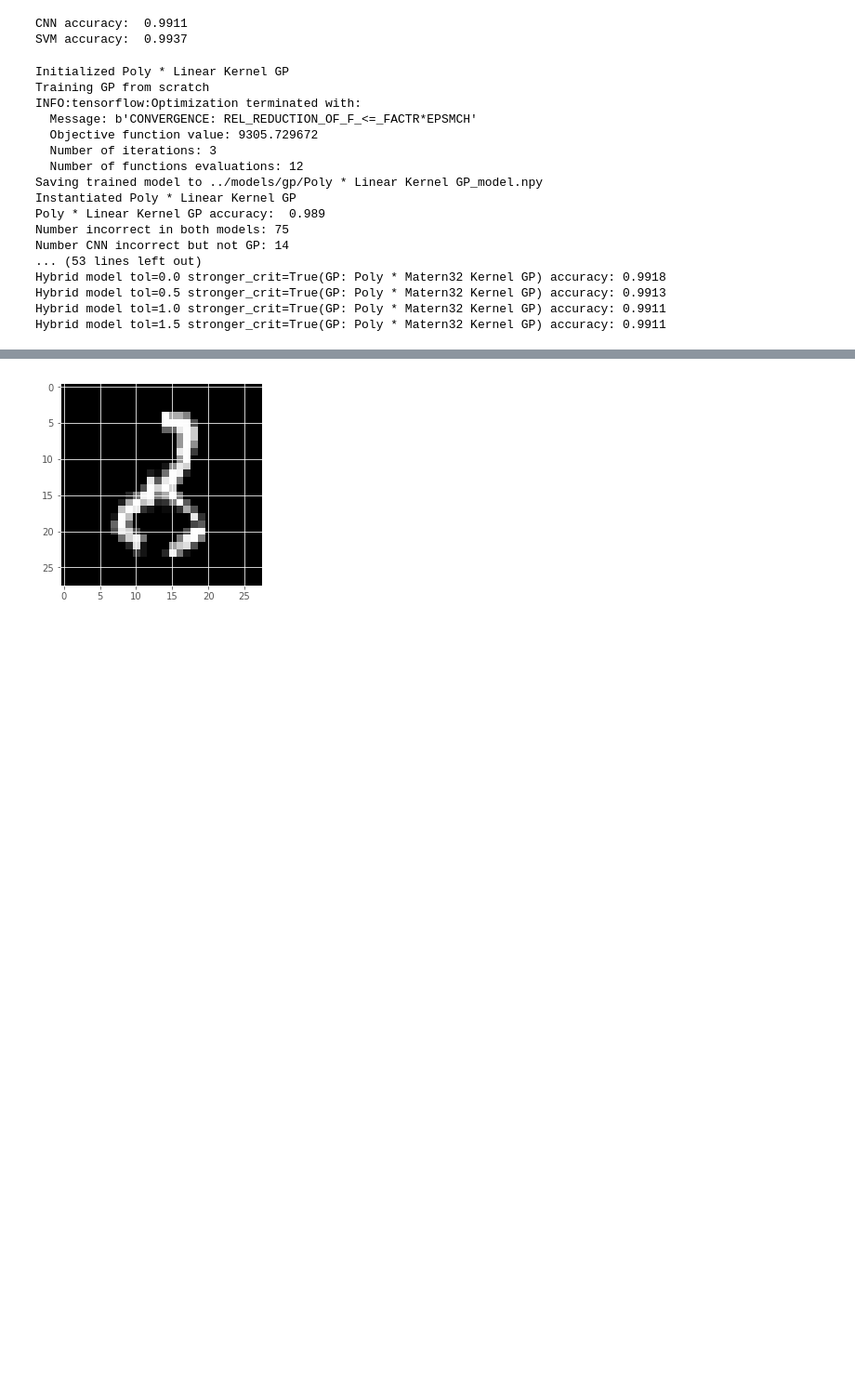
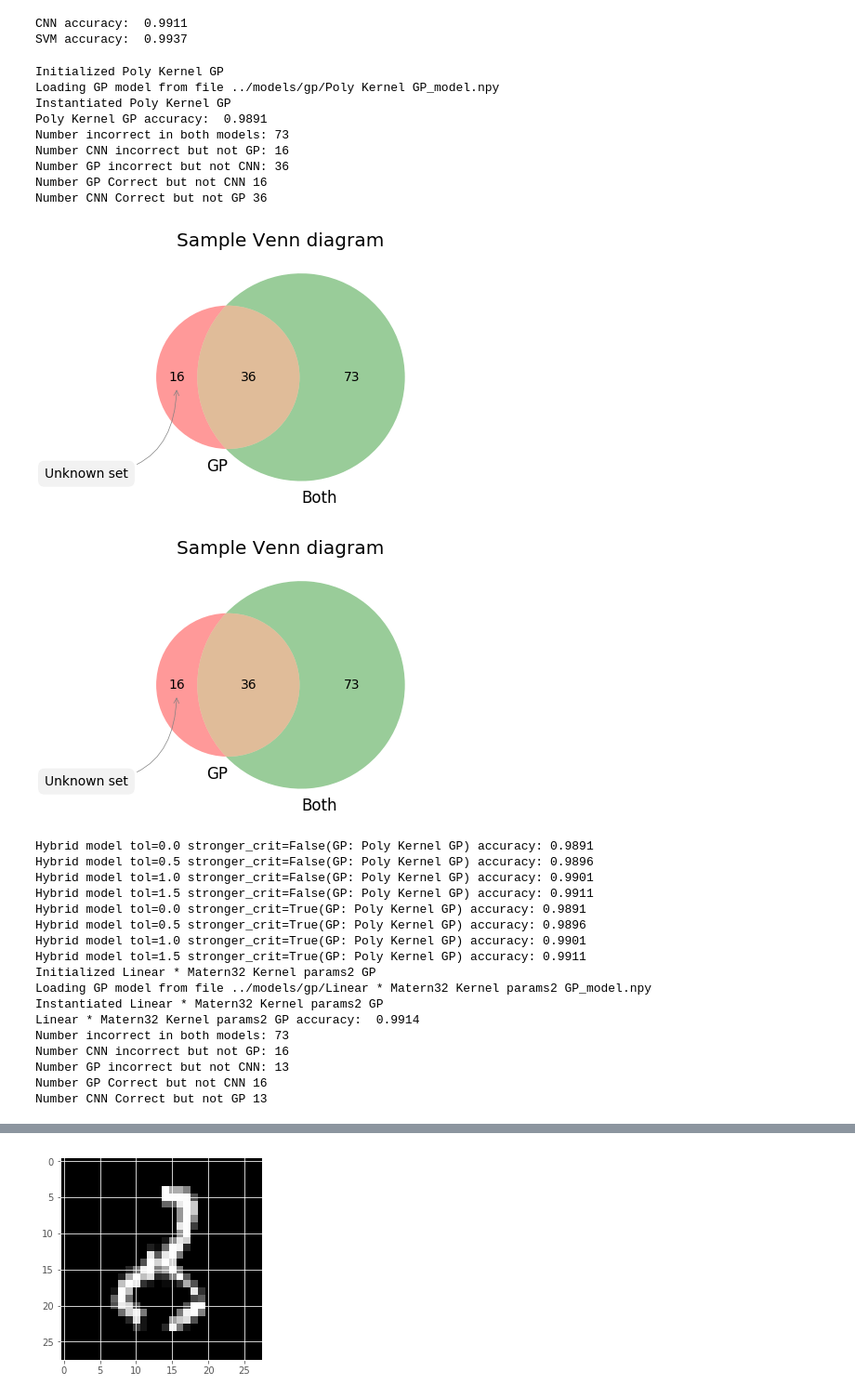
Before and after one commit to flyingsilverfin/CNN_GP_MNIST, a Jupyter notebook: src/Evaluation.ipynb, the cells around one changed output, grey strips where cells are left out. Shown at 93% size. Cells and saved outputs as stored; diff of their text form; code cells hidden in the pictures; blank space fills up the shorter version.

```diff
--- a/src/Evaluation.ipynb
+++ b/src/Evaluation.ipynb
@@ -220,47 +245,65 @@ for gp_model_getter in get_gp_model:
 
     # analyze the overlap in mis-classifications
     mnist_cnn_incorrect = correct_classes != mnist_cnn_classes
     mnist_gp_incorrect = correct_classes != mnist_gp_classes
     mnist_overlap_incorrect = mnist_cnn_incorrect & mnist_gp_incorrect
     both_incorrect = np.count_nonzero(mnist_overlap_incorrect)
     print("Number incorrect in both models:", both_incorrect)
     print("Number CNN incorrect but not GP:", np.count_nonzero(mnist_cnn_incorrect) -  both_incorrect)
     print("Number GP incorrect but not CNN:", np.count_nonzero(mnist_gp_incorrect) -  both_incorrect)
     both_incorrect_imgs = mnist_test_imgs[mnist_overlap_incorrect]
     #plt.imshow(both_incorrect_imgs[0])
 
     gp_correct_not_cnn = mnist_gp_correct & ~mnist_cnn_correct
     print("Number GP Correct but not CNN", np.count_nonzero(gp_correct_not_cnn))
 
     cnn_correct_not_gp = mnist_cnn_correct & ~mnist_gp_correct
     print("Number CNN Correct but not GP", np.count_nonzero(cnn_correct_not_gp))
 
 
+    plt.figure(figsize=(4,4))
+    v = venn2(subsets=(np.count_nonzero(gp_correct_not_cnn), both_incorrect, np.count_nonzero(cnn_correct_not_gp)), set_labels = ('GP', 'Both', 'CNN'))
+    plt.title("Sample Venn diagram")
+    plt.annotate('Unknown set', xy=v.get_label_by_id('100').get_position() - np.array([0, 0.05]), xytext=(-70,-70),
+                 ha='center', textcoords='offset points', bbox=dict(boxstyle='round,pad=0.5', fc='gray', alpha=0.1),
+                 arrowprops=dict(arrowstyle='->', connectionstyle='arc3,rad=0.5',color='gray'))
+    plt.show()
 
     for hybrid in hybrid_models:
         name = hybrid.name + "(GP: {})".format(gp_model.name)
         hybrid_pred, hybrid_mus, hybrid_vars = hybrid.combine_predictions(mnist_cnn_preds, mnist_gp_mu, mnist_gp_var)
         hybrid_classes = hybrid_pred[:, 1]
         hybrid_correct = correct_classes == hybrid_classes
         hybrid_accuracy = np.count_nonzero(hybrid_correct) / n
         print(name, "accuracy:", hybrid_accuracy)
         data.write([record_in, subkey, name], hybrid_accuracy)
     del gp_model
 # %% [output]
-Initialized Poly * Linear Kernel GP
-Training GP from scratch
-INFO:tensorflow:Optimization terminated with:
-  Message: b'CONVERGENCE: REL_REDUCTION_OF_F_<=_FACTR*EPSMCH'
-  Objective function value: 9305.729672
-  Number of iterations: 3
-  Number of functions evaluations: 12
-Saving trained model to ../models/gp/Poly * Linear Kernel GP_model.npy
-Instantiated Poly * Linear Kernel GP
-Poly * Linear Kernel GP accuracy:  0.989
-Number incorrect in both models: 75
-Number CNN incorrect but not GP: 14
-... (53 lines left out)
-Hybrid model tol=0.0 stronger_crit=True(GP: Poly * Matern32 Kernel GP) accuracy: 0.9918
-Hybrid model tol=0.5 stronger_crit=True(GP: Poly * Matern32 Kernel GP) accuracy: 0.9913
-Hybrid model tol=1.0 stronger_crit=True(GP: Poly * Matern32 Kernel GP) accuracy: 0.9911
-Hybrid model tol=1.5 stronger_crit=True(GP: Poly * Matern32 Kernel GP) accuracy: 0.9911
+Initialized Poly Kernel GP
+Loading GP model from file ../models/gp/Poly Kernel GP_model.npy
+Instantiated Poly Kernel GP
+Poly Kernel GP accuracy:  0.9891
+Number incorrect in both models: 73
+Number CNN incorrect but not GP: 16
+Number GP incorrect but not CNN: 36
+Number GP Correct but not CNN 16
+Number CNN Correct but not GP 36
+[figure, added]
+[figure, added]
+Hybrid model tol=0.0 stronger_crit=False(GP: Poly Kernel GP) accuracy: 0.9891
+Hybrid model tol=0.5 stronger_crit=False(GP: Poly Kernel GP) accuracy: 0.9896
+Hybrid model tol=1.0 stronger_crit=False(GP: Poly Kernel GP) accuracy: 0.9901
+Hybrid model tol=1.5 stronger_crit=False(GP: Poly Kernel GP) accuracy: 0.9911
+Hybrid model tol=0.0 stronger_crit=True(GP: Poly Kernel GP) accuracy: 0.9891
+Hybrid model tol=0.5 stronger_crit=True(GP: Poly Kernel GP) accuracy: 0.9896
+Hybrid model tol=1.0 stronger_crit=True(GP: Poly Kernel GP) accuracy: 0.9901
+Hybrid model tol=1.5 stronger_crit=True(GP: Poly Kernel GP) accuracy: 0.9911
+Initialized Linear * Matern32 Kernel params2 GP
+Loading GP model from file ../models/gp/Linear * Matern32 Kernel params2 GP_model.npy
+Instantiated Linear * Matern32 Kernel params2 GP
+Linear * Matern32 Kernel params2 GP accuracy:  0.9914
+Number incorrect in both models: 73
+Number CNN incorrect but not GP: 16
+Number GP incorrect but not CNN: 13
+Number GP Correct but not CNN 16
+Number CNN Correct but not GP 13
```
Also changed, not shown: parts of 5 cells of this notebook, 1 other file.
